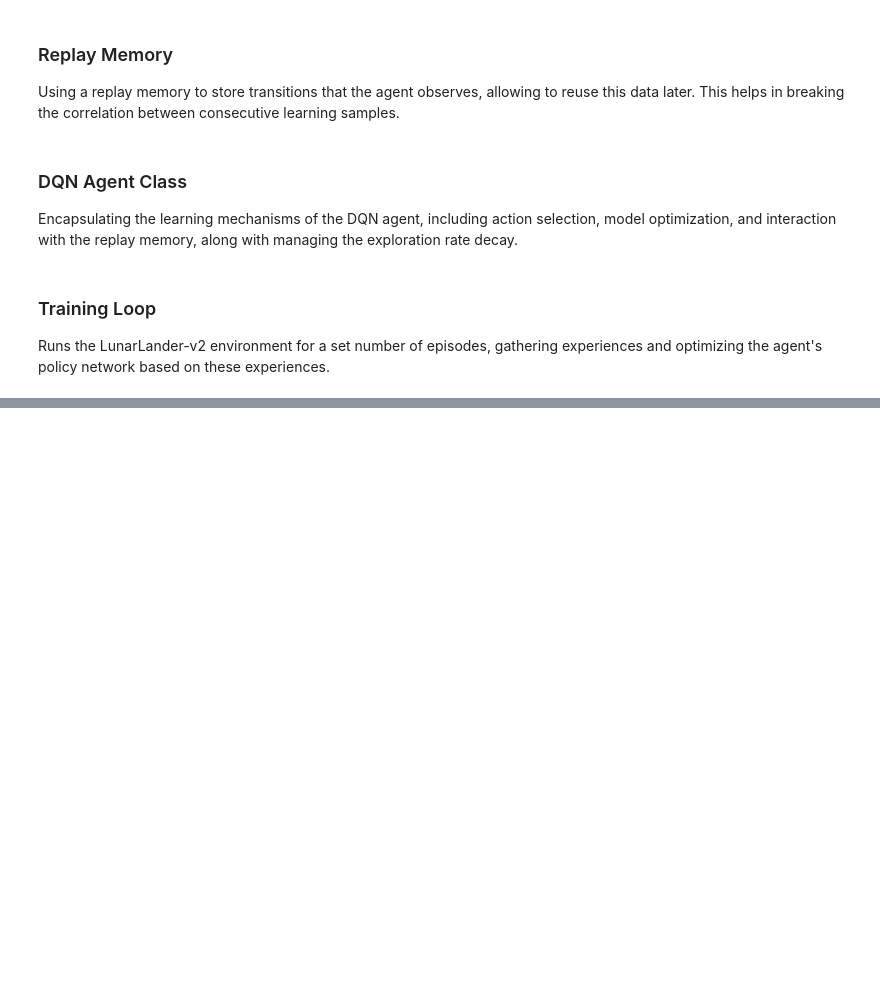
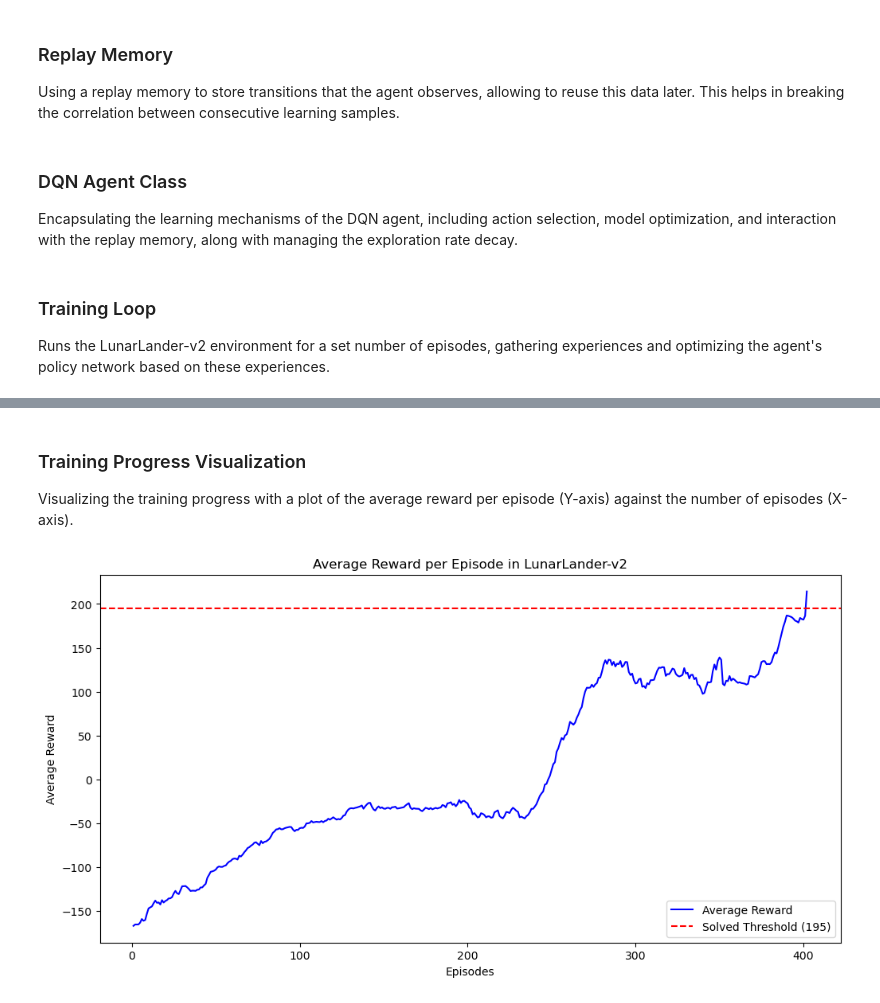
Before and after one commit to markdingli18/RL_ARI3212_Assignment, a Jupyter notebook: RL/Experiment 1.ipynb, the cells around one changed output, grey strips where cells are left out. Cells and saved outputs as stored; diff of their text form; code cells hidden in the pictures; blank space fills up the shorter version.

```diff
--- a/RL/Experiment 1.ipynb
+++ b/RL/Experiment 1.ipynb
@@ -265,0 +216,22 @@ Moviepy - video ready temp-{start}.mp4
+# %% [markdown]
+### Training Progress Visualization
+
+Visualizing the training progress with a plot of the average reward per episode (Y-axis) against the number of episodes (X-axis).
+# %%
+# Creating the plot
+episode_numbers = list(range(1, len(average_scores) + 1))
+
+plt.figure(figsize=(12, 6))
+plt.plot(episode_numbers, average_scores, label='Average Reward', color='blue')
+plt.axhline(y=solved_score, color='r', linestyle='--', label='Solved Threshold (195)')
+
+# Set x-axis labels to show every 100 episodes
+plt.xticks(range(0, len(average_scores) + 1, 100))
+
+plt.xlabel('Episodes')
+plt.ylabel('Average Reward')
+plt.title('Average Reward per Episode in LunarLander-v2')
+plt.legend()
+plt.show()
+# %% [output]
+[figure, added]
```
Also changed, not shown: parts of 5 cells of this notebook, 6 other files.
